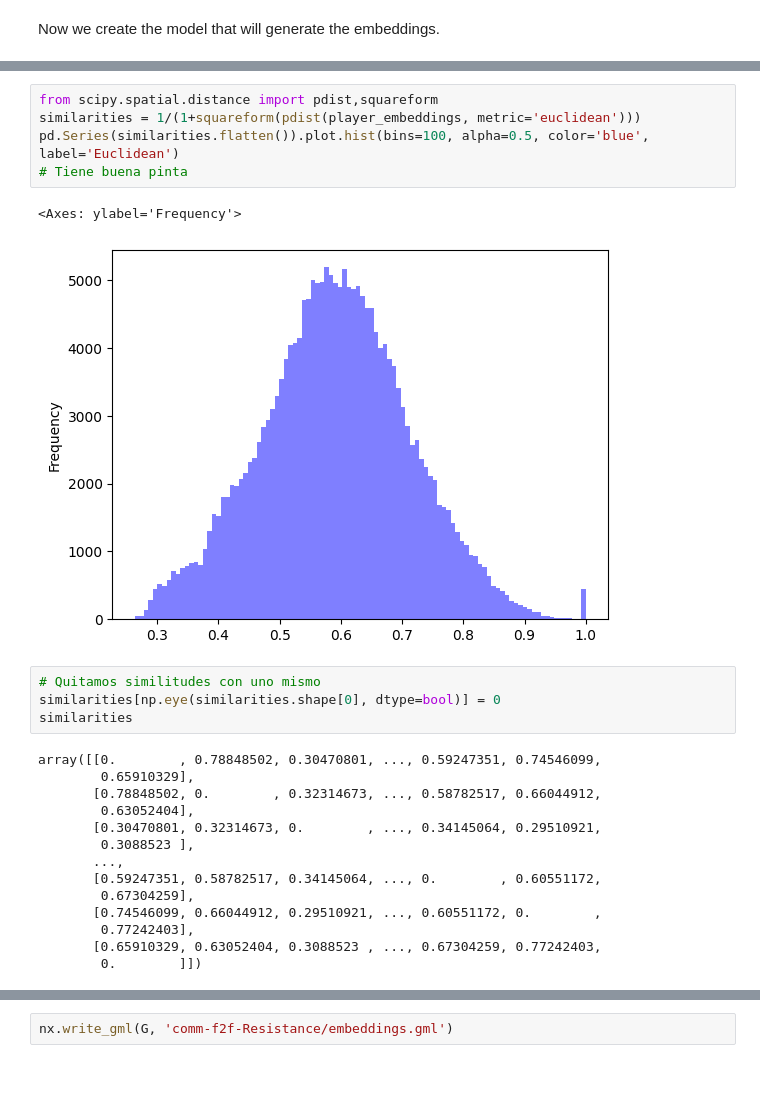
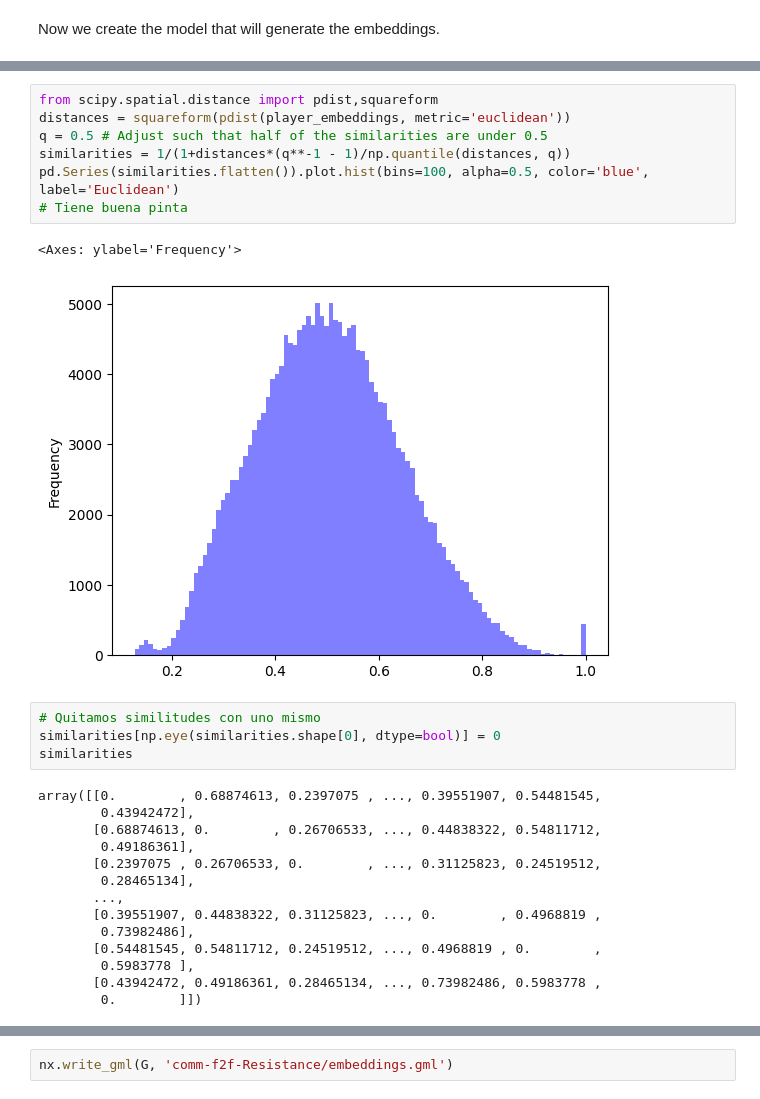
Before and after one commit to hakai-vulpes/resistance-graph-study, a Jupyter notebook: generation.ipynb, the cells around one changed output, grey strips where cells are left out. Cells and saved outputs as stored; diff of their text form.

Commit message:
refactor(generation): regenerated the embeddings and graph

```diff
--- a/generation.ipynb
+++ b/generation.ipynb
@@ -153,28 +153,30 @@ array([[0.24254787, 0.        , 0.        , ..., 0.        , 0.        ,
 # %%
 from scipy.spatial.distance import pdist,squareform
-similarities = 1/(1+squareform(pdist(player_embeddings, metric='euclidean')))
+distances = squareform(pdist(player_embeddings, metric='euclidean'))
+q = 0.5 # Adjust such that half of the similarities are under 0.5
+similarities = 1/(1+distances*(q**-1 - 1)/np.quantile(distances, q))
 pd.Series(similarities.flatten()).plot.hist(bins=100, alpha=0.5, color='blue', label='Euclidean')
 # Tiene buena pinta
 # %% [output]
 <Axes: ylabel='Frequency'>
-[figure, old version]
+[figure, new version]
 # %%
 # Quitamos similitudes con uno mismo
 similarities[np.eye(similarities.shape[0], dtype=bool)] = 0
 similarities
 # %% [output]
-array([[0.        , 0.78848502, 0.30470801, ..., 0.59247351, 0.74546099,
-        0.65910329],
-       [0.78848502, 0.        , 0.32314673, ..., 0.58782517, 0.66044912,
-        0.63052404],
-       [0.30470801, 0.32314673, 0.        , ..., 0.34145064, 0.29510921,
-        0.3088523 ],
+array([[0.        , 0.68874613, 0.2397075 , ..., 0.39551907, 0.54481545,
+        0.43942472],
+       [0.68874613, 0.        , 0.26706533, ..., 0.44838322, 0.54811712,
+        0.49186361],
+       [0.2397075 , 0.26706533, 0.        , ..., 0.31125823, 0.24519512,
+        0.28465134],
        ...,
-       [0.59247351, 0.58782517, 0.34145064, ..., 0.        , 0.60551172,
-        0.67304259],
-       [0.74546099, 0.66044912, 0.29510921, ..., 0.60551172, 0.        ,
-        0.77242403],
-       [0.65910329, 0.63052404, 0.3088523 , ..., 0.67304259, 0.77242403,
+       [0.39551907, 0.44838322, 0.31125823, ..., 0.        , 0.4968819 ,
+        0.73982486],
+       [0.54481545, 0.54811712, 0.24519512, ..., 0.4968819 , 0.        ,
+        0.5983778 ],
+       [0.43942472, 0.49186361, 0.28465134, ..., 0.73982486, 0.5983778 ,
         0.        ]])
 # %%
 import networkx as nx
```
Also changed, not shown: parts of 3 cells of this notebook, 2 other files.
